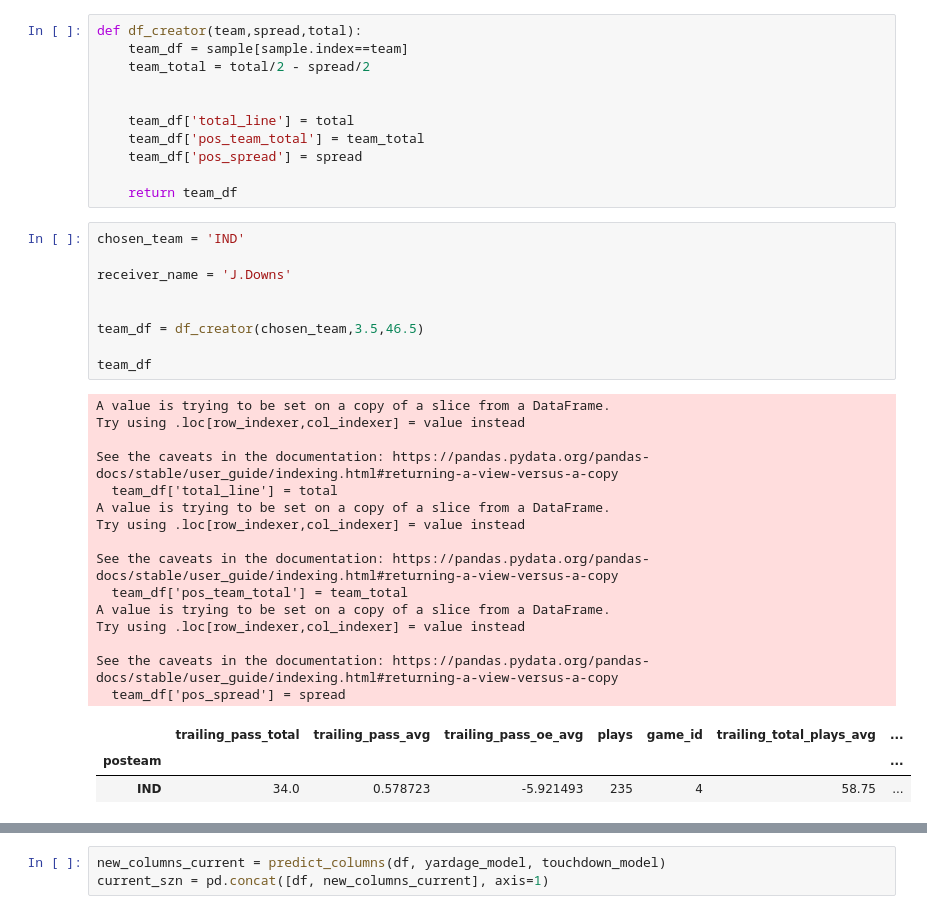
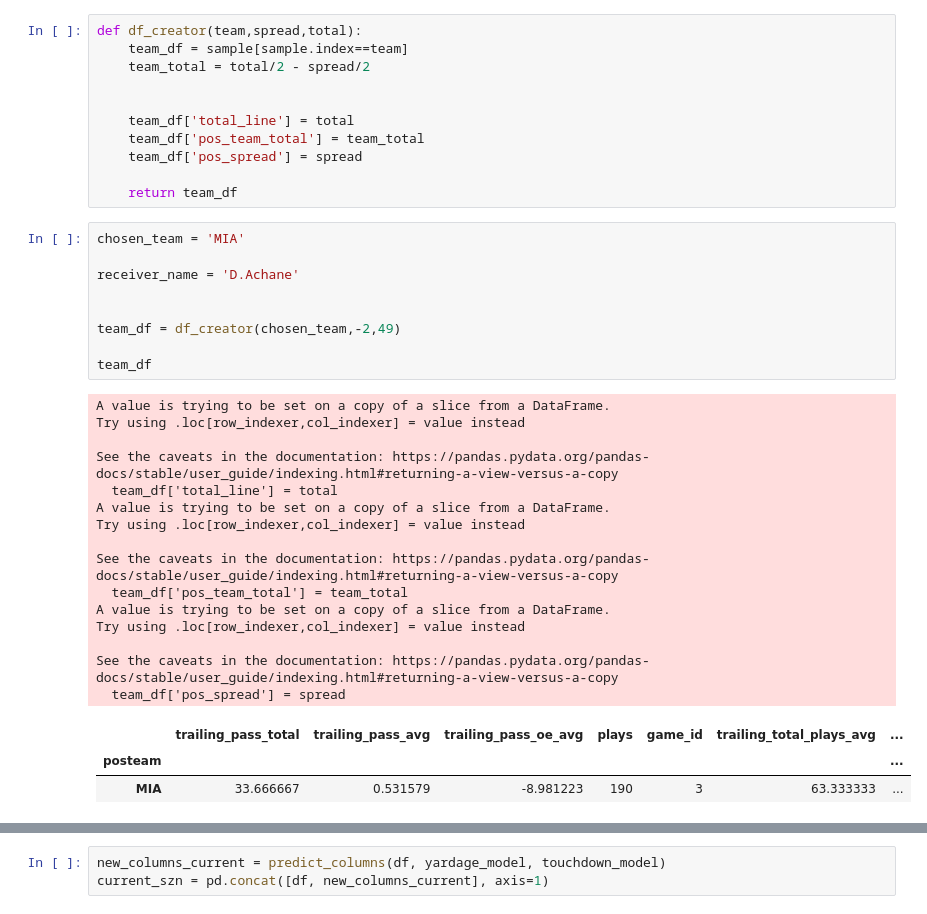
Before and after one commit to SalCacciatore/pro_football_analyzer, a Jupyter notebook: Receiving_Yards_Predictor/receiver_sim.ipynb, the cells around one changed output, grey strips where cells are left out. Saved outputs shown, nothing was run; the diff lists cells and outputs as text.

```diff
--- a/Receiving_Yards_Predictor/receiver_sim.ipynb
+++ b/Receiving_Yards_Predictor/receiver_sim.ipynb
@@ -187,33 +187,33 @@ def df_creator(team,spread,total):
 
     return team_df
 # %%
-chosen_team = 'IND'
+chosen_team = 'MIA'
 
-receiver_name = 'J.Downs'
+receiver_name = 'D.Achane'
 
 
-team_df = df_creator(chosen_team,3.5,46.5)
+team_df = df_creator(chosen_team,-2,49)
 
 team_df
 # %% [output]
 A value is trying to be set on a copy of a slice from a DataFrame.
 Try using .loc[row_indexer,col_indexer] = value instead
 
 See the caveats in the documentation: https://pandas.pydata.org/pandas-docs/stable/user_guide/indexing.html#returning-a-view-versus-a-copy
   team_df['total_line'] = total
 A value is trying to be set on a copy of a slice from a DataFrame.
 Try using .loc[row_indexer,col_indexer] = value instead
 
 See the caveats in the documentation: https://pandas.pydata.org/pandas-docs/stable/user_guide/indexing.html#returning-a-view-versus-a-copy
   team_df['pos_team_total'] = team_total
 A value is trying to be set on a copy of a slice from a DataFrame.
 Try using .loc[row_indexer,col_indexer] = value instead
 
 See the caveats in the documentation: https://pandas.pydata.org/pandas-docs/stable/user_guide/indexing.html#returning-a-view-versus-a-copy
   team_df['pos_spread'] = spread
 |  | trailing_pass_total | trailing_pass_avg | trailing_pass_oe_avg | plays | game_id | trailing_total_plays_avg | ... |
 | posteam |  |  |  |  |  |  | ... |
-| IND | 34.0 | 0.578723 | -5.921493 | 235 | 4 | 58.75 | ... |
+| MIA | 33.666667 | 0.531579 | -8.981223 | 190 | 3 | 63.333333 | ... |
 # %%
 data[data['posteam']==chosen_team].groupby(['posteam','week']).agg({'pass':'sum'})
 # %% [output]
```
Also changed, not shown: parts of 14 cells of this notebook, 3 other files.
